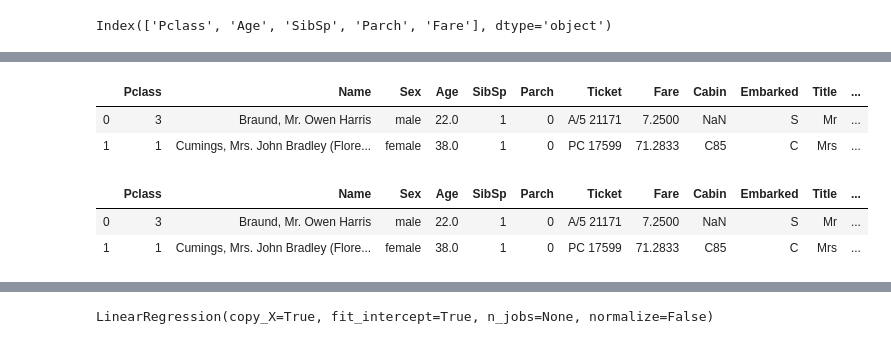
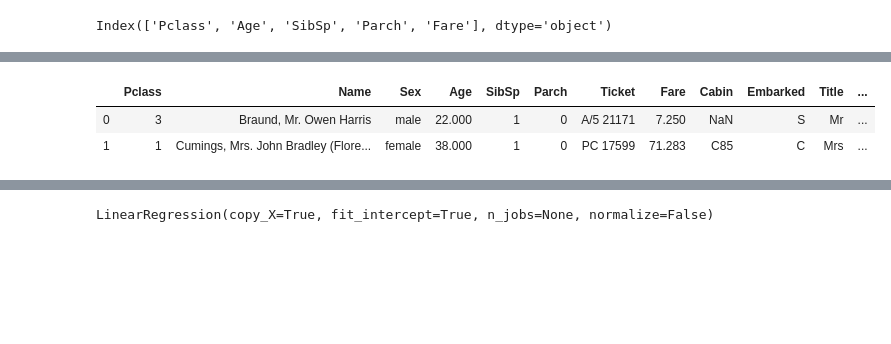
Before and after one commit to gabubellon/xp-ds-joi-2019, a Jupyter notebook: semana07/02.semana07.ipynb, the cells around one changed output, grey strips where cells are left out. Drawn from its saved outputs; the diff is of its cells as text; code cells hidden in the pictures; blank space fills up the shorter version.

```diff
--- a/semana07/02.semana07.ipynb
+++ b/semana07/02.semana07.ipynb
@@ -76,30 +84,26 @@ memory usage: 61.4 KB
 # %%
+#CRIANDO UM PIPE LINE DE TRANSFORMAÇÃO
 numeric_cols = ['Age', 'SibSp', 'Parch', 'Fare']
 pipe1 = make_pipeline(SimpleImputer(strategy="median"),
-                              StandardScaler(),
+                              Normalizer(),
+                              MinMaxScaler()
                           )
 col_trans1 = make_column_transformer((pipe1,numeric_cols))
+
 make_pipe1= col_trans1.fit(df_train_features)
-pipe1_df = pd.DataFrame(data=make_pipe1.transform(df_train_features),columns=[s + '_' for s in numeric_cols])
+
+make_pipe1.transform(df_train_features)
+
+pipe1_df = pd.DataFrame(data=make_pipe1.transform(df_train_features),\
+                        columns=[s + '_' for s in numeric_cols])
+
+pipe1_df
 df_train_features = pd.concat([df_train_features,pipe1_df],axis=1)
 df_train_features.head(2)
 # %% [output]
 |  | Pclass | Name | Sex | Age | SibSp | Parch | Ticket | Fare | Cabin | Embarked | Title | ... |
-| 0 | 3 | Braund, Mr. Owen Harris | male | 22.0 | 1 | 0 | A/5 21171 | 7.2500 | NaN | S | Mr | ... |
-| 1 | 1 | Cumings, Mrs. John Bradley (Flore... | female | 38.0 | 1 | 0 | PC 17599 | 71.2833 | C85 | C | Mrs | ... |
+| 0 | 3 | Braund, Mr. Owen Harris | male | 22.000 | 1 | 0 | A/5 21171 | 7.250 | NaN | S | Mr | ... |
+| 1 | 1 | Cumings, Mrs. John Bradley (Flore... | female | 38.000 | 1 | 0 | PC 17599 | 71.283 | C85 | C | Mrs | ... |
-# %%
-one_hot_cols = ['Sex', 'Cabin','Embarked']
-pipe2 = make_pipeline(SimpleImputer(strategy="most_frequent"),
-                          )
-col_trans2 = make_column_transformer((pipe2,one_hot_cols))
-make_pipe2 = col_trans2.fit(df_train_features)
-pipe2_df = pd.DataFrame(data=make_pipe2.transform(df_train_features),columns=[s + '_' for s in one_hot_cols])
-df_train_features = pd.concat([df_train_features,pipe2_df],axis=1)
-df_train_features.head(2)
-# %% [output]
-|  | Pclass | Name | Sex | Age | SibSp | Parch | Ticket | Fare | Cabin | Embarked | Title | ... |
-| 0 | 3 | Braund, Mr. Owen Harris | male | 22.0 | 1 | 0 | A/5 21171 | 7.2500 | NaN | S | Mr | ... |
-| 1 | 1 | Cumings, Mrs. John Bradley (Flore... | female | 38.0 | 1 | 0 | PC 17599 | 71.2833 | C85 | C | Mrs | ... |
 # %%
 df_train_features.info()
 # %% [output]
```
Also changed, not shown: parts of 36 cells of this notebook, 7 other files.
